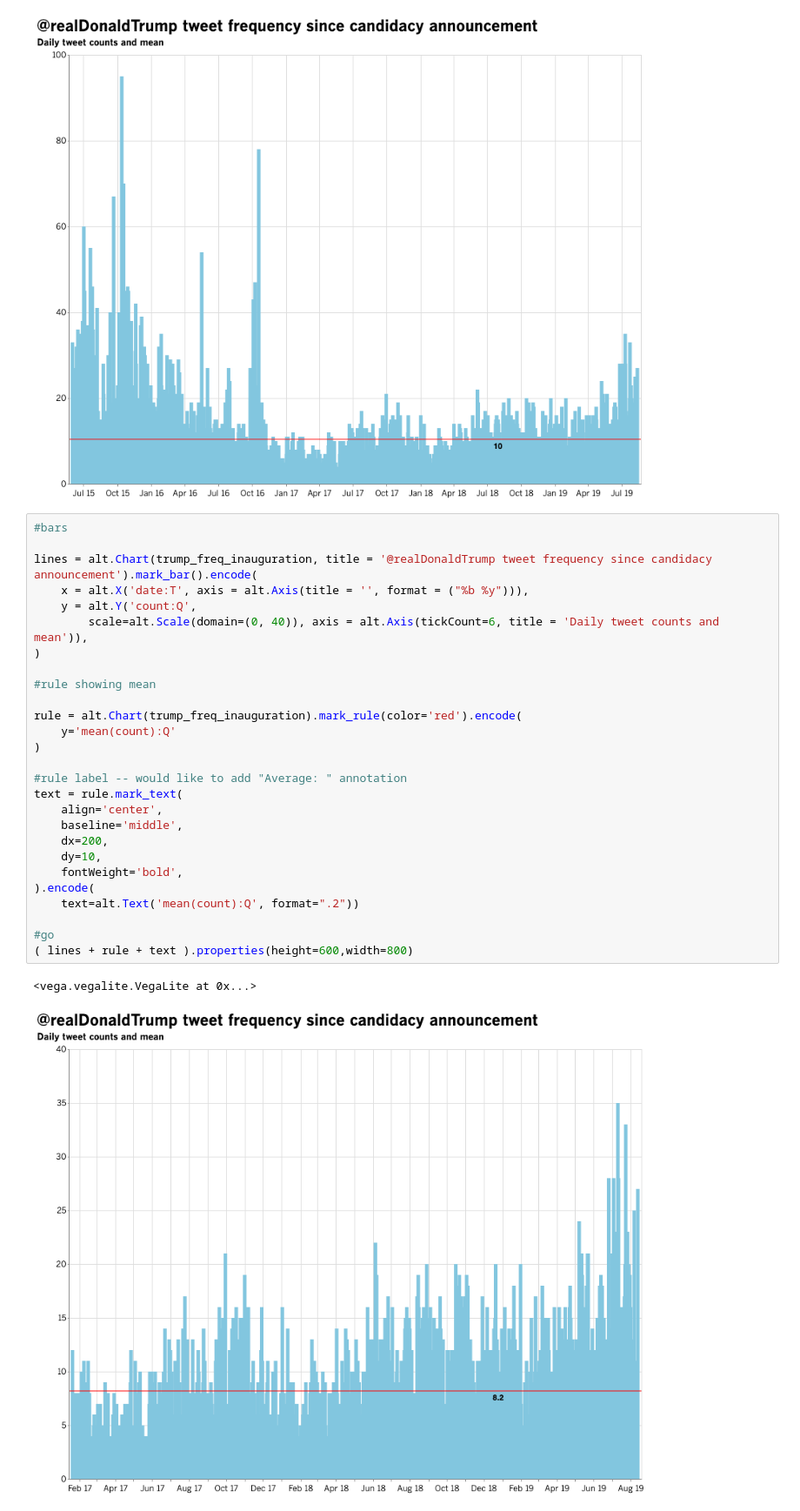
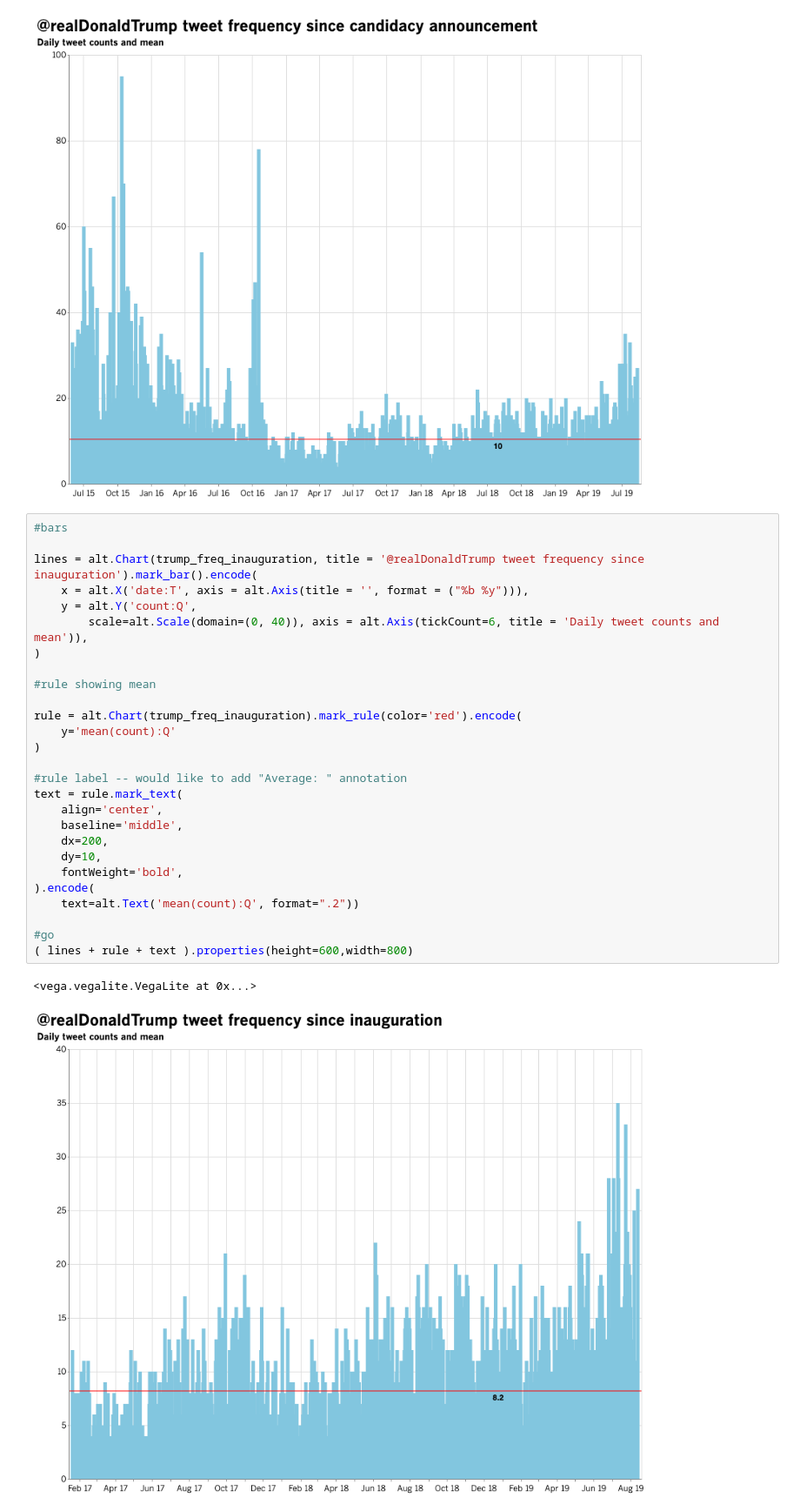
Before and after one commit to stiles/data, a Jupyter notebook: trump-tweet-frequency/trump_twitter_frequency.ipynb, the cells around one changed output. Shown at 87% size. Cells and saved outputs as stored; diff of their text form.

Commit message:
update chart titles

```diff
--- a/trump-tweet-frequency/trump_twitter_frequency.ipynb
+++ b/trump-tweet-frequency/trump_twitter_frequency.ipynb
@@ -153,30 +153,30 @@ text = rule.mark_text(
 # %%
 #bars
 
-lines = alt.Chart(trump_freq_inauguration, title = '@realDonaldTrump tweet frequency since candidacy announcement').mark_bar().encode(
+lines = alt.Chart(trump_freq_inauguration, title = '@realDonaldTrump tweet frequency since inauguration').mark_bar().encode(
     x = alt.X('date:T', axis = alt.Axis(title = '', format = ("%b %y"))),
     y = alt.Y('count:Q',
         scale=alt.Scale(domain=(0, 40)), axis = alt.Axis(tickCount=6, title = 'Daily tweet counts and mean')),
 )
 
 #rule showing mean
 
 rule = alt.Chart(trump_freq_inauguration).mark_rule(color='red').encode(
     y='mean(count):Q'
 )
 
 #rule label -- would like to add "Average: " annotation
 text = rule.mark_text(
     align='center',
     baseline='middle',
     dx=200,
     dy=10,
     fontWeight='bold',
 ).encode(
     text=alt.Text('mean(count):Q', format=".2"))
 
 #go
 ( lines + rule + text ).properties(height=600,width=800)
 # %% [output]
 <vega.vegalite.VegaLite at 0x...>
-[figure, old version]
+[figure, new version]
```
Also changed, not shown: 2 other files.
